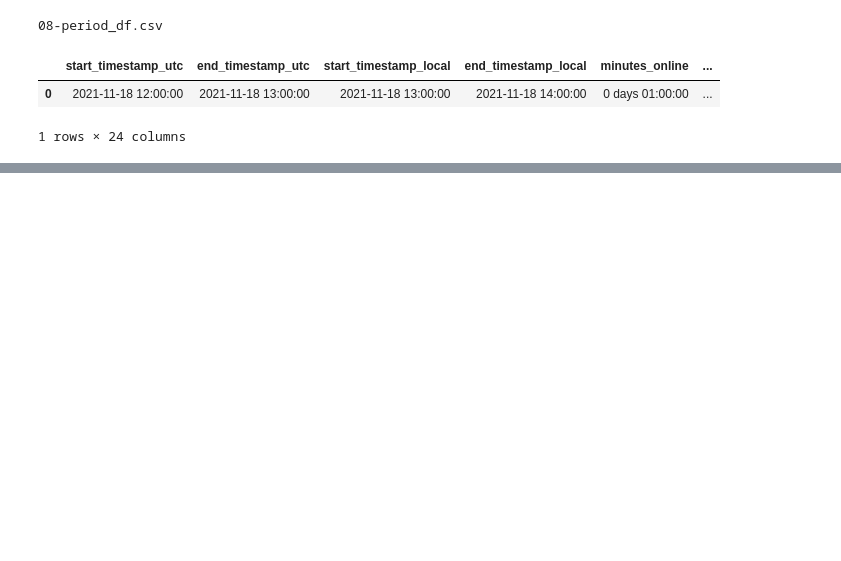
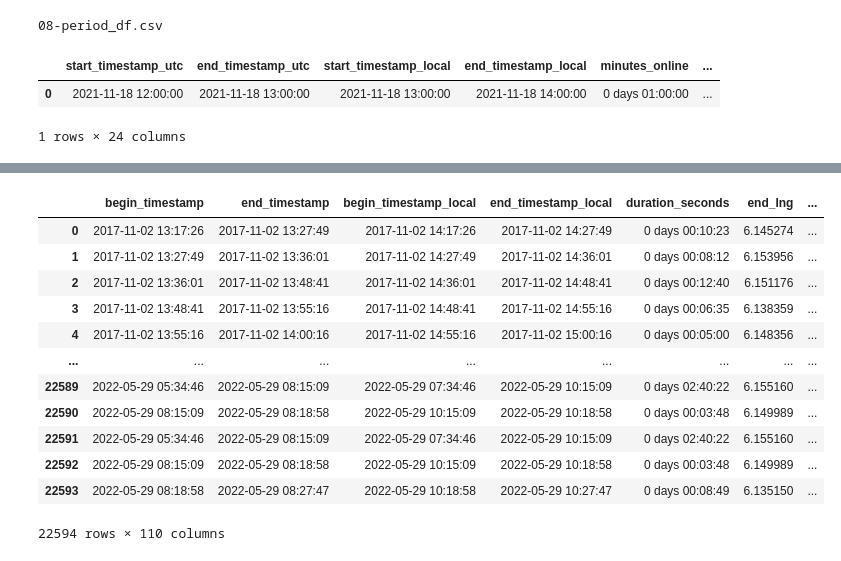
Before and after one commit to hestiaAI/uber-analysis, a Jupyter notebook: Analysis.ipynb, the cells around one changed output, grey strips where cells are left out. Saved outputs shown, nothing was run; the diff lists cells and outputs as text; code cells hidden in the pictures; blank space fills up the shorter version.

```diff
--- a/Analysis.ipynb
+++ b/Analysis.ipynb
@@ -415,3 +423,19 @@ def second_pipeline() -> pd.DataFrame:
     return merged
 # %%
 fusion_df = second_pipeline()
+# %%
+fusion_df
+# %% [output]
+|  | begin_timestamp | end_timestamp | begin_timestamp_local | end_timestamp_local | duration_seconds | end_lng | ... |
+| 0 | 2017-11-02 13:17:26 | 2017-11-02 13:27:49 | 2017-11-02 14:17:26 | 2017-11-02 14:27:49 | 0 days 00:10:23 | 6.145274 | ... |
+| 1 | 2017-11-02 13:27:49 | 2017-11-02 13:36:01 | 2017-11-02 14:27:49 | 2017-11-02 14:36:01 | 0 days 00:08:12 | 6.153956 | ... |
+| 2 | 2017-11-02 13:36:01 | 2017-11-02 13:48:41 | 2017-11-02 14:36:01 | 2017-11-02 14:48:41 | 0 days 00:12:40 | 6.151176 | ... |
+| 3 | 2017-11-02 13:48:41 | 2017-11-02 13:55:16 | 2017-11-02 14:48:41 | 2017-11-02 14:55:16 | 0 days 00:06:35 | 6.138359 | ... |
+| 4 | 2017-11-02 13:55:16 | 2017-11-02 14:00:16 | 2017-11-02 14:55:16 | 2017-11-02 15:00:16 | 0 days 00:05:00 | 6.148356 | ... |
+| ... | ... | ... | ... | ... | ... | ... | ... |
+| 22589 | 2022-05-29 05:34:46 | 2022-05-29 08:15:09 | 2022-05-29 07:34:46 | 2022-05-29 10:15:09 | 0 days 02:40:22 | 6.155160 | ... |
+| 22590 | 2022-05-29 08:15:09 | 2022-05-29 08:18:58 | 2022-05-29 10:15:09 | 2022-05-29 10:18:58 | 0 days 00:03:48 | 6.149989 | ... |
+| 22591 | 2022-05-29 05:34:46 | 2022-05-29 08:15:09 | 2022-05-29 07:34:46 | 2022-05-29 10:15:09 | 0 days 02:40:22 | 6.155160 | ... |
+| 22592 | 2022-05-29 08:15:09 | 2022-05-29 08:18:58 | 2022-05-29 10:15:09 | 2022-05-29 10:18:58 | 0 days 00:03:48 | 6.149989 | ... |
+| 22593 | 2022-05-29 08:18:58 | 2022-05-29 08:27:47 | 2022-05-29 10:18:58 | 2022-05-29 10:27:47 | 0 days 00:08:49 | 6.135150 | ... |
+22594 rows × 110 columns
```
Also changed, not shown: parts of 3 cells of this notebook.
